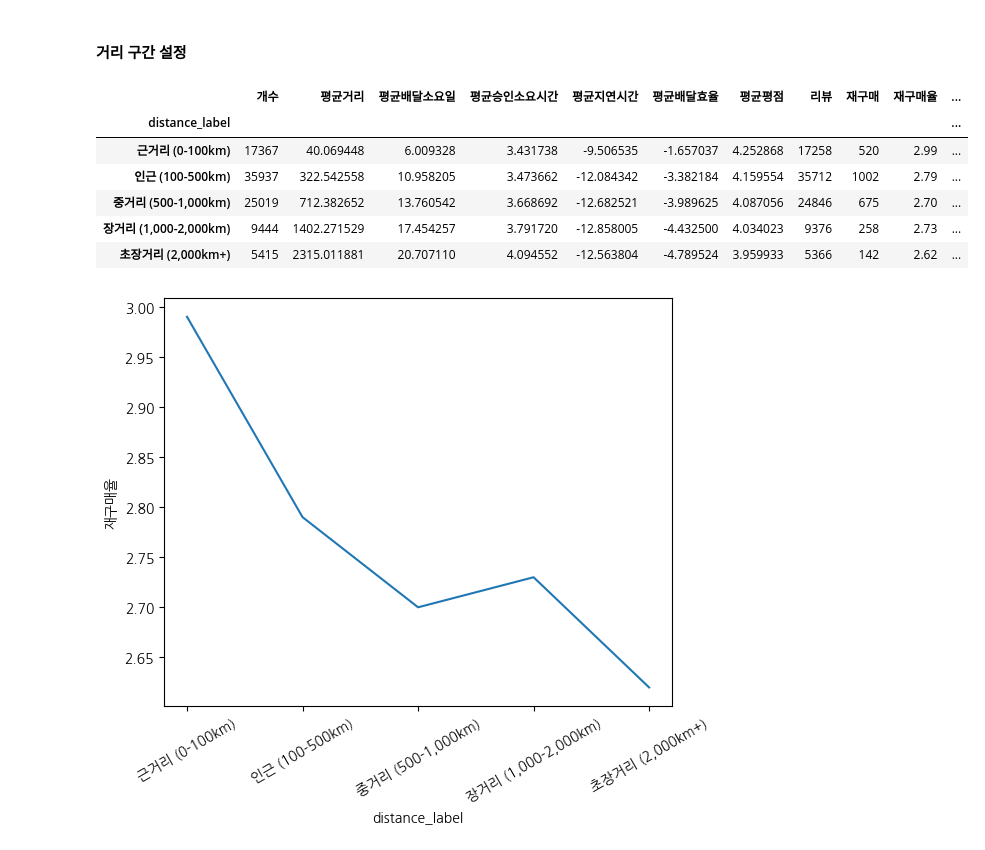
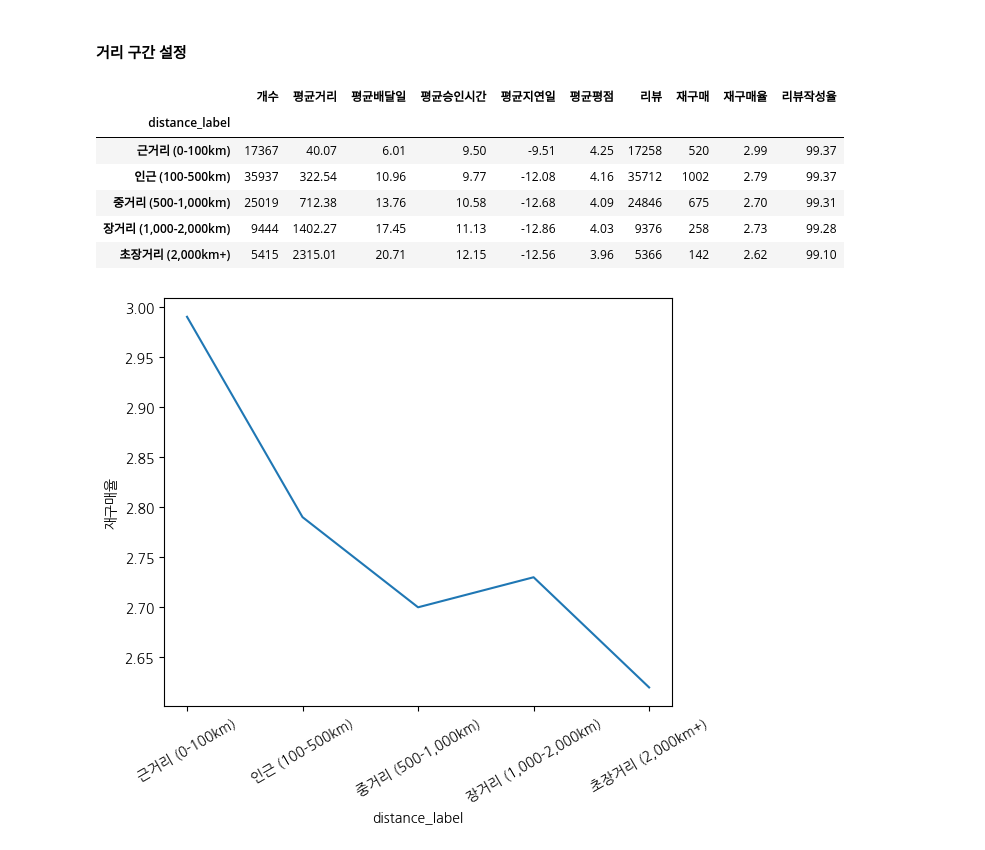
Before and after one commit to Olist-Data-Analysis/Project2, a Jupyter notebook: notebooks/seller_analysis.ipynb, the cells around one changed output. Drawn from its saved outputs; the diff is of its cells as text; code cells hidden in the pictures.

```diff
--- a/notebooks/seller_analysis.ipynb
+++ b/notebooks/seller_analysis.ipynb
@@ -210,7 +222,7 @@ plt.show()
 ## 파생 변수 - 배송 시간
 # %%
 filtered_data['delivered_days'] = (filtered_data['delivered_time'] - filtered_data['purchase_time']).dt.days
-filtered_data['approved_hours'] = (filtered_data['approved_time'] - filtered_data['purchase_time']).dt.components.hours
+filtered_data['approved_hours'] = ((filtered_data['approved_time'] - filtered_data['purchase_time']).dt.total_seconds() / 3600).round()
 filtered_data['delayed_days'] = (filtered_data['delivered_time'] - filtered_data['estimated_delivery_time']).dt.days
 
 filtered_data.head(10)
@@ -297,27 +309,27 @@ data['distance_label'] = pd.cut(data['distance'], bins=bins, right=False, labels
 # %%
 group1 = data.groupby('distance_label', observed=True).agg(
     개수=('distance_label', 'size'),
     평균거리=('distance', 'mean'),
-    평균배달소요일=('delivered_days', 'mean'),
-    평균승인소요시간=('approved_hours', 'mean'),
-    평균지연시간=('delayed_days', 'mean'),
-    평균배달효율=('delivery_efficiency', 'mean'),
+    평균배달일=('delivered_days', 'mean'),
+    평균승인시간=('approved_hours', 'mean'),
+    평균지연일=('delayed_days', 'mean'),
+    # 평균배달효율=('delivery_efficiency', 'mean'),
     평균평점=('review_score', 'mean'),
     리뷰=('no_review', 'sum'),
     재구매=('is_repurchase', 'sum')
 )
 
 group1['재구매율'] = (group1['재구매'] / group1['개수'] * 100).round(2)
 group1['리뷰작성율'] = (group1['리뷰'] / group1['개수'] * 100).round(2)
-group1
+group1.round(2)
 # %% [output]
-|  | 개수 | 평균거리 | 평균배달소요일 | 평균승인소요시간 | 평균지연시간 | 평균배달효율 | 평균평점 | 리뷰 | 재구매 | 재구매율 | ... |
-| distance_label |  |  |  |  |  |  |  |  |  |  | ... |
-| 근거리 (0-100km) | 17367 | 40.069448 | 6.009328 | 3.431738 | -9.506535 | -1.657037 | 4.252868 | 17258 | 520 | 2.99 | ... |
-| 인근 (100-500km) | 35937 | 322.542558 | 10.958205 | 3.473662 | -12.084342 | -3.382184 | 4.159554 | 35712 | 1002 | 2.79 | ... |
-| 중거리 (500-1,000km) | 25019 | 712.382652 | 13.760542 | 3.668692 | -12.682521 | -3.989625 | 4.087056 | 24846 | 675 | 2.70 | ... |
-| 장거리 (1,000-2,000km) | 9444 | 1402.271529 | 17.454257 | 3.791720 | -12.858005 | -4.432500 | 4.034023 | 9376 | 258 | 2.73 | ... |
-| 초장거리 (2,000km+) | 5415 | 2315.011881 | 20.707110 | 4.094552 | -12.563804 | -4.789524 | 3.959933 | 5366 | 142 | 2.62 | ... |
+|  | 개수 | 평균거리 | 평균배달일 | 평균승인시간 | 평균지연일 | 평균평점 | 리뷰 | 재구매 | 재구매율 | 리뷰작성율 |
+| distance_label |  |  |  |  |  |  |  |  |  |  |
+| 근거리 (0-100km) | 17367 | 40.07 | 6.01 | 9.50 | -9.51 | 4.25 | 17258 | 520 | 2.99 | 99.37 |
+| 인근 (100-500km) | 35937 | 322.54 | 10.96 | 9.77 | -12.08 | 4.16 | 35712 | 1002 | 2.79 | 99.37 |
+| 중거리 (500-1,000km) | 25019 | 712.38 | 13.76 | 10.58 | -12.68 | 4.09 | 24846 | 675 | 2.70 | 99.31 |
+| 장거리 (1,000-2,000km) | 9444 | 1402.27 | 17.45 | 11.13 | -12.86 | 4.03 | 9376 | 258 | 2.73 | 99.28 |
+| 초장거리 (2,000km+) | 5415 | 2315.01 | 20.71 | 12.15 | -12.56 | 3.96 | 5366 | 142 | 2.62 | 99.10 |
 # %%
 sns.lineplot(group1['재구매율'])
 plt.tight_layout()
```
Also changed, not shown: parts of 32 cells of this notebook, 5 other files.
